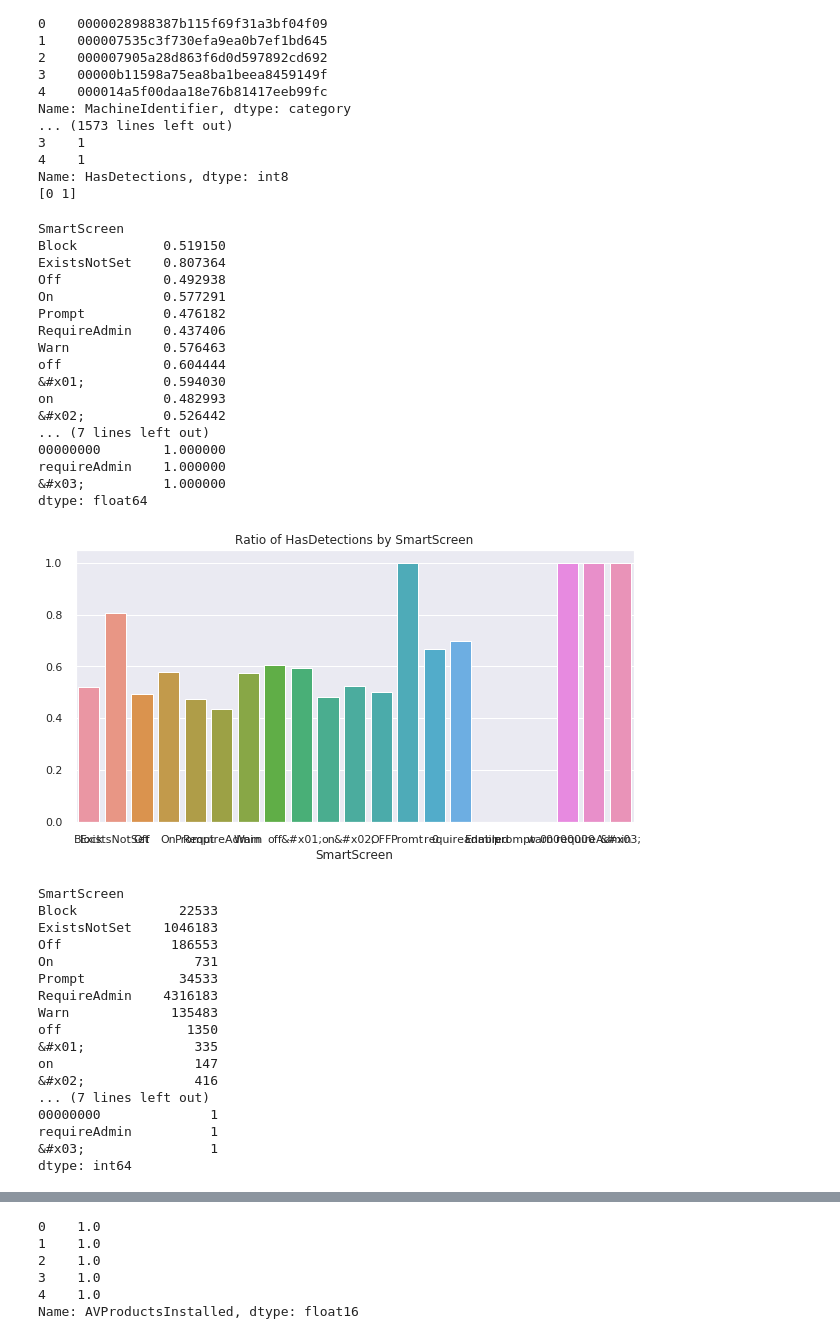
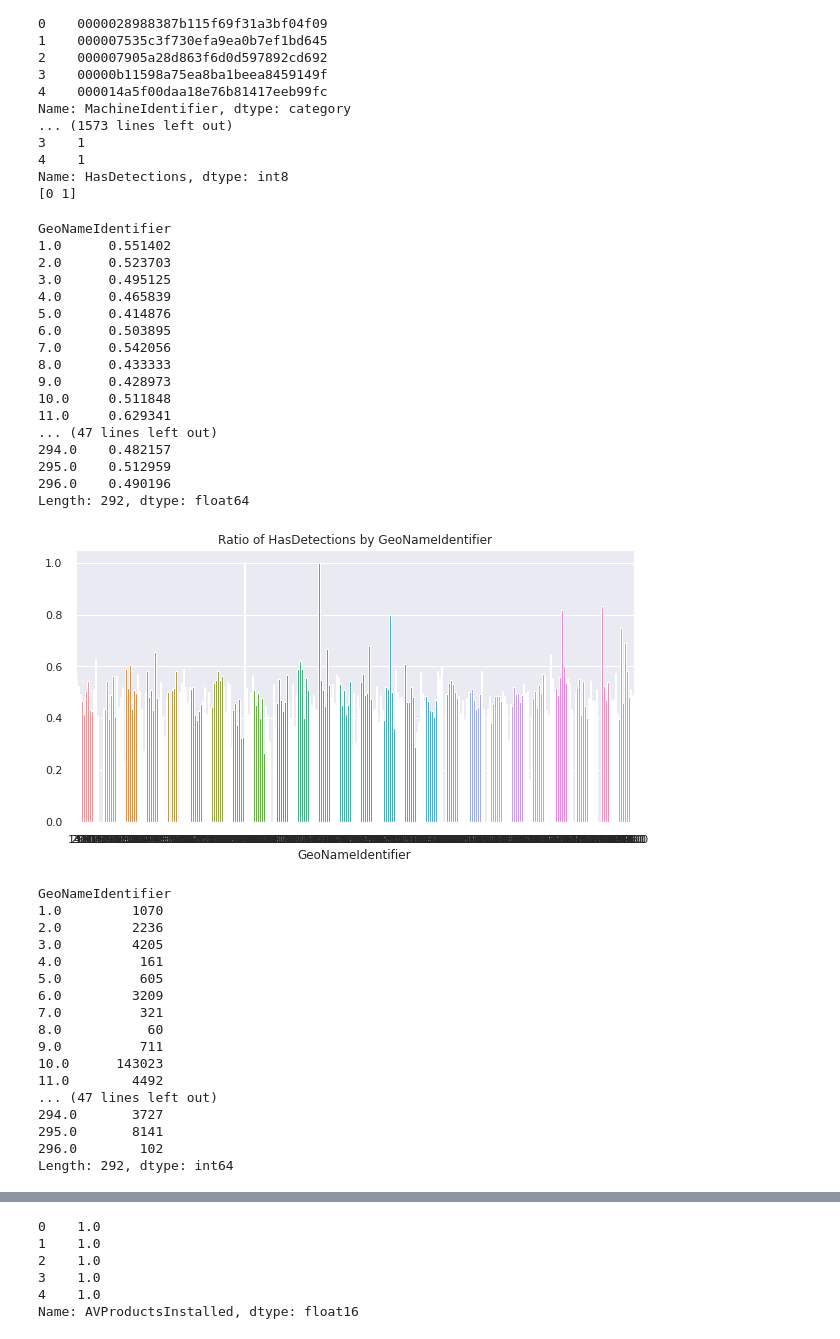
Before and after one commit to ryangoy/kaggle, a Jupyter notebook: microsoft/notebooks/exploration.ipynb, the cells around one changed output, grey strips where cells are left out. Saved outputs shown, nothing was run; the diff lists cells and outputs as text; code cells hidden in the pictures.

```diff
--- a/microsoft/notebooks/exploration.ipynb
+++ b/microsoft/notebooks/exploration.ipynb
@@ -253,40 +253,40 @@ def plot_categorical_freq(df, col, on='HasDetections'):
     ax = sns.barplot(x=sizes.index, y=sizes.values)
     plt.show()
 # %%
-plot_categorical_freq(train, 'SmartScreen')
+plot_categorical_freq(train, 'GeoNameIdentifier')
 # %% [output]
-SmartScreen
-Block           0.519150
-ExistsNotSet    0.807364
-Off             0.492938
-On              0.577291
-Prompt          0.476182
-RequireAdmin    0.437406
-Warn            0.576463
-off             0.604444
-&#x01;          0.594030
-on              0.482993
-&#x02;          0.526442
-... (7 lines left out)
-00000000        1.000000
-requireAdmin    1.000000
-&#x03;          1.000000
-dtype: float64
+GeoNameIdentifier
+1.0      0.551402
+2.0      0.523703
+3.0      0.495125
+4.0      0.465839
+5.0      0.414876
+6.0      0.503895
+7.0      0.542056
+8.0      0.433333
+9.0      0.428973
+10.0     0.511848
+11.0     0.629341
+... (47 lines left out)
+294.0    0.482157
+295.0    0.512959
+296.0    0.490196
+Length: 292, dtype: float64
-[figure, old version]
+[figure, new version]
-SmartScreen
-Block             22533
-ExistsNotSet    1046183
-Off              186553
-On                  731
-Prompt            34533
-RequireAdmin    4316183
-Warn             135483
-off                1350
-&#x01;              335
-on                  147
-&#x02;              416
-... (7 lines left out)
-00000000              1
-requireAdmin          1
-&#x03;                1
-dtype: int64
+GeoNameIdentifier
+1.0         1070
+2.0         2236
+3.0         4205
+4.0          161
+5.0          605
+6.0         3209
+7.0          321
+8.0           60
+9.0          711
+10.0      143023
+11.0        4492
+... (47 lines left out)
+294.0       3727
+295.0       8141
+296.0        102
+Length: 292, dtype: int64
```
Also changed, not shown: parts of 4 cells of this notebook, 1 other file.
